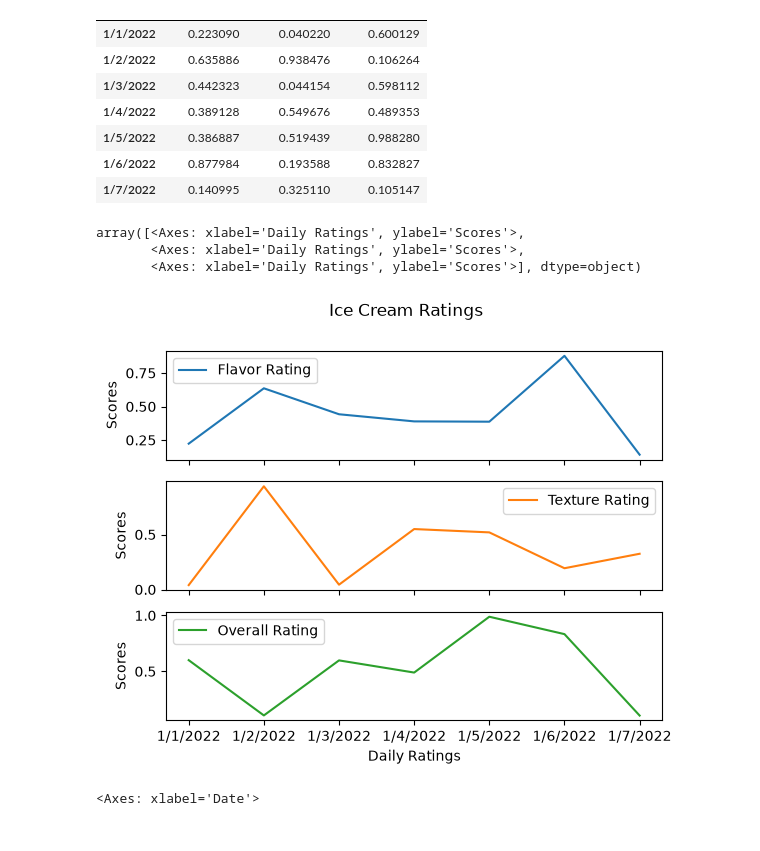
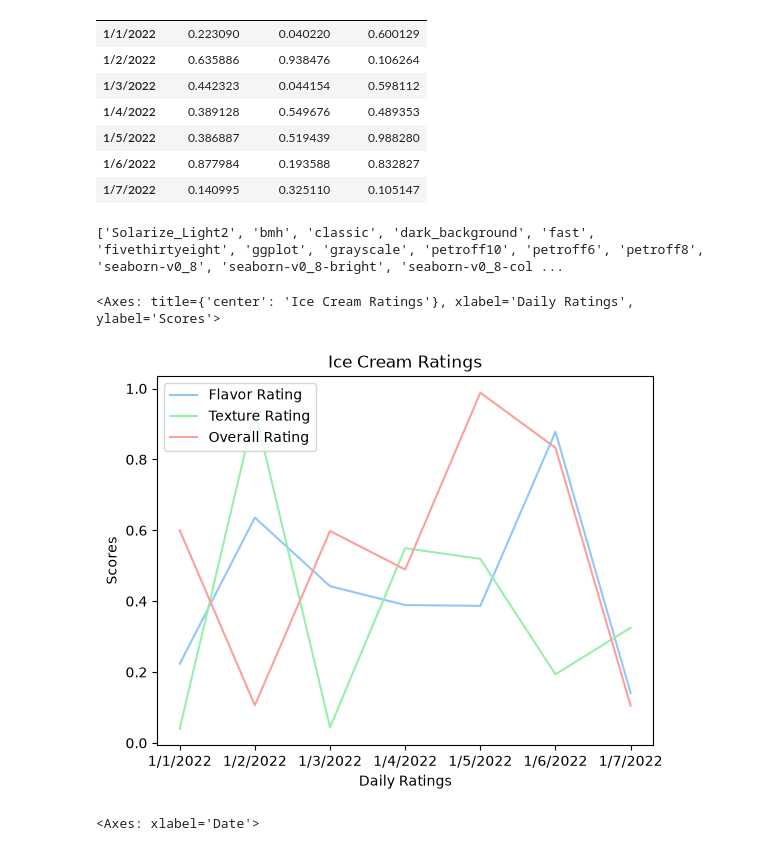
Before and after one commit to lunasiawebb/Tutorial-Learning, a Jupyter notebook: learningpandas.ipynb, the cells around one changed output. Drawn from its saved outputs; the diff is of its cells as text; code cells hidden in the pictures.

Commit message:
learning pandas visualizations

```diff
--- a/learningpandas.ipynb
+++ b/learningpandas.ipynb
@@ -289,13 +322,16 @@ df7
 | 1/5/2022 | 0.386887 | 0.519439 | 0.988280 |
 | 1/6/2022 | 0.877984 | 0.193588 | 0.832827 |
 | 1/7/2022 | 0.140995 | 0.325110 | 0.105147 |
+# %%
+print(plt.style.available)
+plt.style.use('seaborn-v0_8-pastel')
+# %% [output]
+['Solarize_Light2', 'bmh', 'classic', 'dark_background', 'fast', 'fivethirtyeight', 'ggplot', 'grayscale', 'petroff10', 'petroff6', 'petroff8', 'seaborn-v0_8', 'seaborn-v0_8-bright', 'seaborn-v0_8-col ...
 # %%
-df7.plot(kind = 'line', title='Ice Cream Ratings', xlabel='Daily Ratings', ylabel= 'Scores', subplots = True)
+df7.plot(kind = 'line', title='Ice Cream Ratings', xlabel='Daily Ratings', ylabel= 'Scores')
 # %% [output]
-array([<Axes: xlabel='Daily Ratings', ylabel='Scores'>,
-       <Axes: xlabel='Daily Ratings', ylabel='Scores'>,
-       <Axes: xlabel='Daily Ratings', ylabel='Scores'>], dtype=object)
+<Axes: title={'center': 'Ice Cream Ratings'}, xlabel='Daily Ratings', ylabel='Scores'>
-[figure, old version]
+[figure, new version]
 # %%
 df7['Flavor Rating'].plot(kind = 'bar', stacked='True')
 # %% [output]
```
Also changed, not shown: parts of 9 cells of this notebook.
